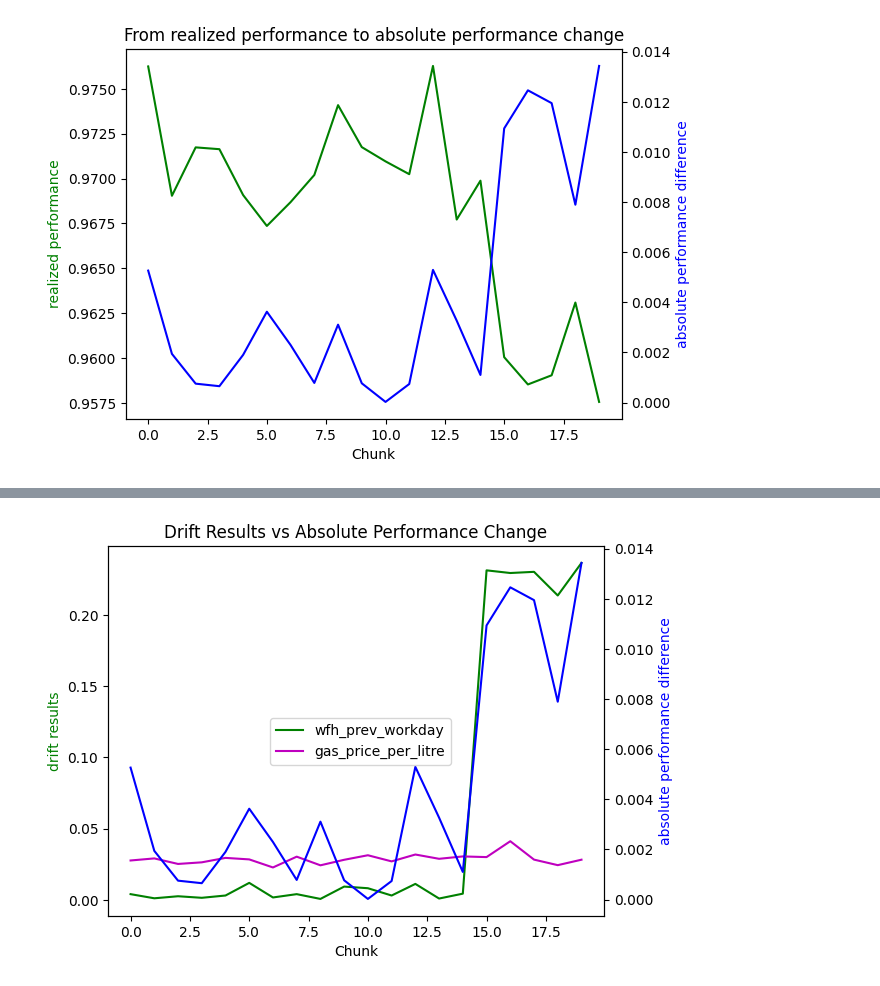
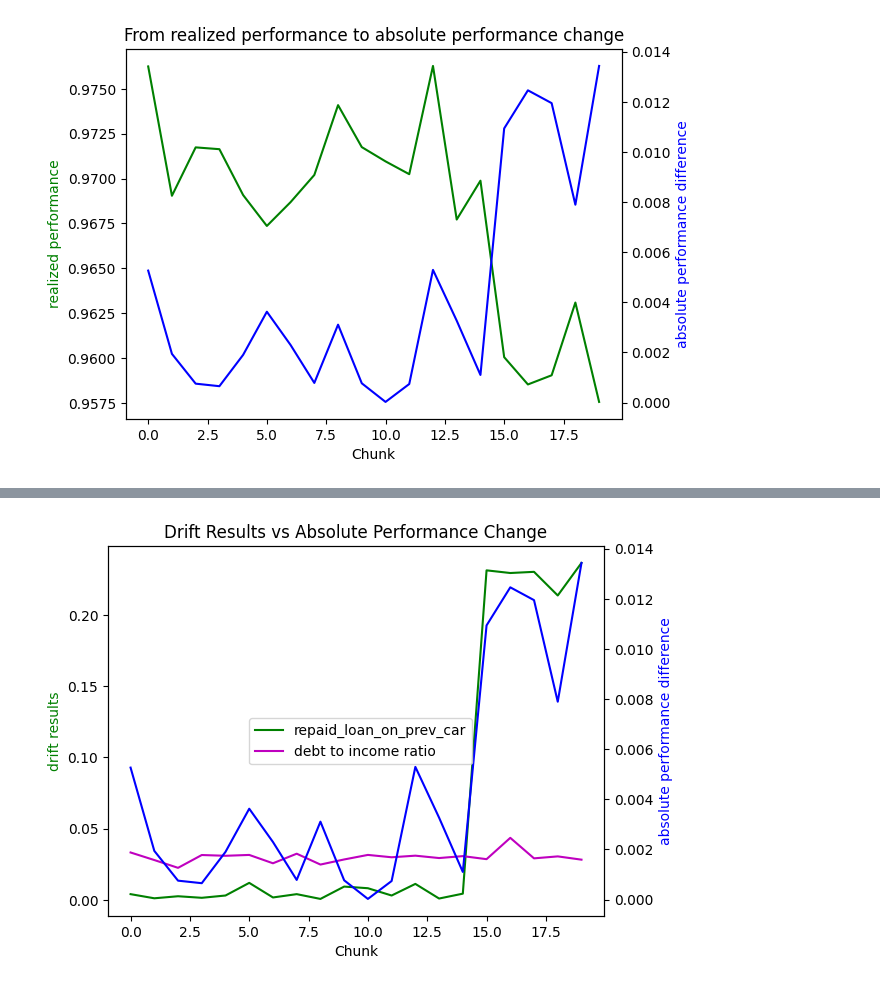
Before and after one commit to NannyML/nannyml, a Jupyter notebook: docs/example_notebooks/How it Works - Ranking.ipynb, the cells around one changed output, grey strips where cells are left out. Drawn from its saved outputs; the diff is of its cells as text; code cells hidden in the pictures.

Commit message:
feat: update how it works ranking docs

```diff
--- a/docs/example_notebooks/How it Works - Ranking.ipynb
+++ b/docs/example_notebooks/How it Works - Ranking.ipynb
@@ -1,17 +1,14 @@
 # %%
 import nannyml as nml
-import pandas as pd
 import matplotlib.pyplot as plt
 from IPython.display import display
 
-reference_df = nml.load_synthetic_binary_classification_dataset()[0]
-analysis_df = nml.load_synthetic_binary_classification_dataset()[1]
-analysis_target_df = nml.load_synthetic_binary_classification_dataset()[2]
-analysis_df = analysis_df.merge(analysis_target_df, on='identifier')
+reference_df, analysis_df, analysis_target_df = nml.load_synthetic_car_loan_dataset()
+
+analysis_df = analysis_df.merge(analysis_target_df, left_index=True, right_index=True)
 
 column_names = [
-    'distance_from_office', 'salary_range', 'gas_price_per_litre',
-    'wfh_prev_workday', 'workday', 'tenure', 'public_transportation_cost',
+    'car_value', 'salary_range', 'debt_to_income_ratio', 'loan_length', 'repaid_loan_on_prev_car', 'size_of_downpayment', 'driver_tenure',
 ]
 univ_calc = nml.UnivariateDriftCalculator(
     column_names=column_names,
@@ -27,7 +24,7 @@ univariate_results = univ_calc.calculate(analysis_df)
 realized_calc = nml.PerformanceCalculator(
     y_pred_proba='y_pred_proba',
     y_pred='y_pred',
-    y_true='work_home_actual',
+    y_true='repaid',
     timestamp_column_name='timestamp',
     problem_type='classification_binary',
     metrics=['roc_auc'],
@@ -101,28 +86,28 @@ plt.savefig("../_static/how-it-works-ranking-abs-perf.svg", bbox_inches='tight')
 # %%
 fig, ax1 = plt.subplots()
 ax2 = ax1.twinx()
 ax2.plot(ranker.absolute_performance_change, 'b-')
 ax1.plot(
     univariate_results.filter(
-        period='all', column_names=['wfh_prev_workday']
+        period='all', column_names=['repaid_loan_on_prev_car']
     ).to_df().loc[
-        :, ('wfh_prev_workday', slice(None), 'value')
+        :, ('repaid_loan_on_prev_car', slice(None), 'value')
     ].to_numpy().ravel(),
-    'g-', label='wfh_prev_workday'
+    'g-', label='repaid_loan_on_prev_car'
 )
 ax1.plot(
     univariate_results.filter(
-        period='all', column_names=['gas_price_per_litre']
+        period='all', column_names=['debt_to_income_ratio']
     ).to_df().loc[
-        :, ('gas_price_per_litre', slice(None), 'value')
+        :, ('debt_to_income_ratio', slice(None), 'value')
     ].to_numpy().ravel(),
-    'm-', label='gas_price_per_litre'
+    'm-', label='debt to income ratio'
 )
 ax1.set_xlabel('Chunk')
 ax1.set_ylabel('drift results', color='g')
 ax2.set_ylabel('absolute performance difference', color='b')
 fig.legend(loc="center")
 plt.title("Drift Results vs Absolute Performance Change")
-plt.show()
+plt.savefig("../_static/how-it-works/ranking-abs-perf-features-compare.svg", bbox_inches='tight')
 # %% [output]
-[figure, old version]
+[figure, new version]
```
Also changed, not shown: parts of 5 cells of this notebook, 3 other files.
